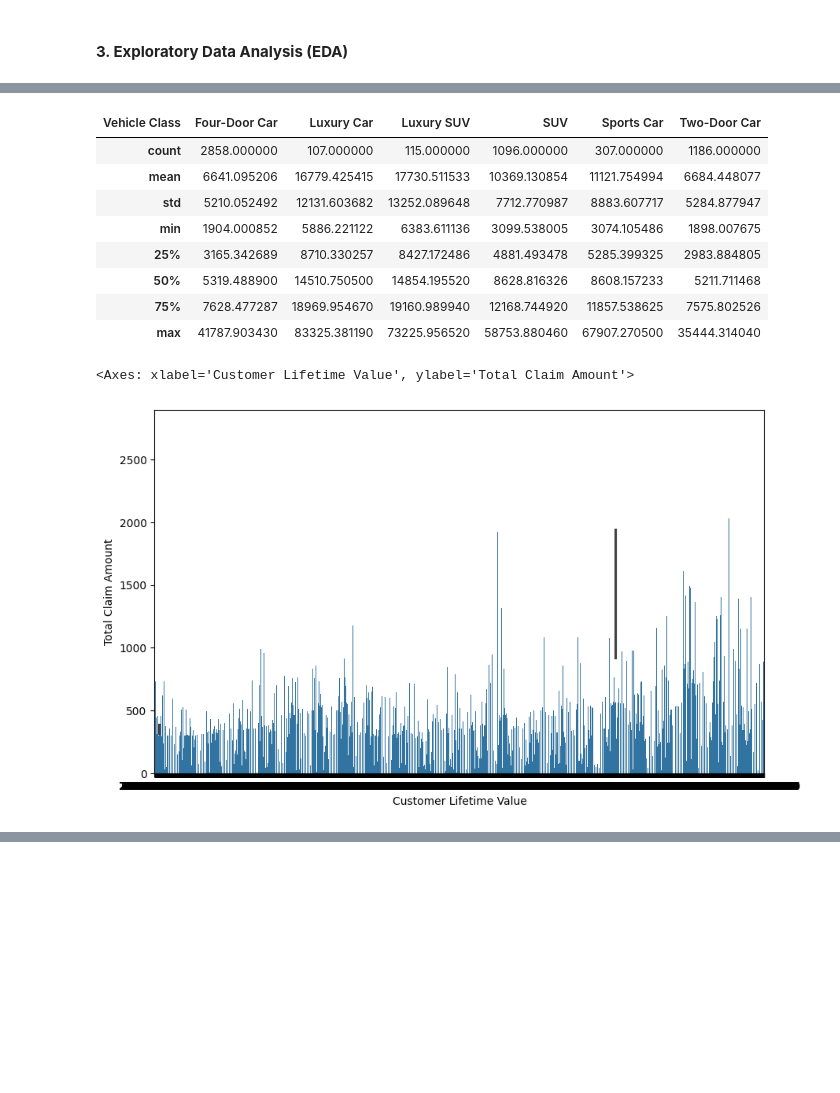
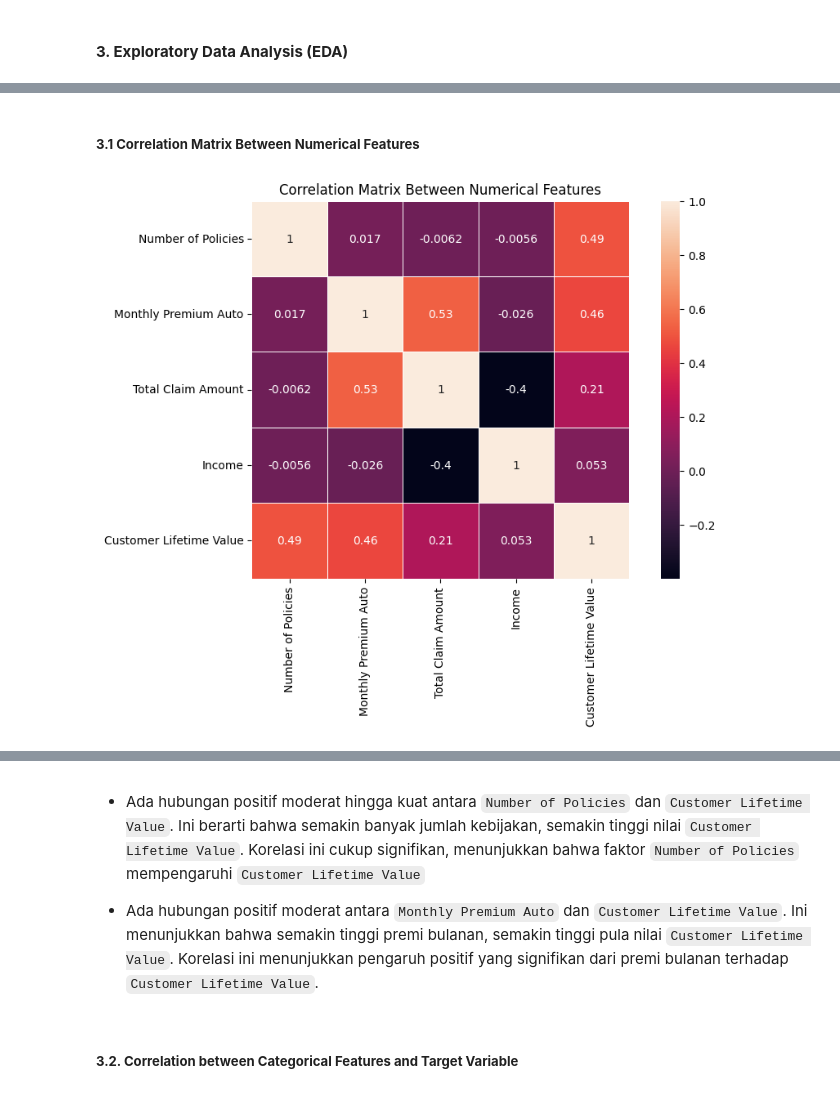
Before and after one commit to fiqrioemry/ML_clv_prediction, a Jupyter notebook: customer_lifetime_value_prediction.ipynb, the cells around one changed output, grey strips where cells are left out. Drawn from its saved outputs; the diff is of its cells as text; code cells hidden in the pictures; blank space fills up the shorter version.

```diff
--- a/customer_lifetime_value_prediction.ipynb
+++ b/customer_lifetime_value_prediction.ipynb
@@ -250,18 +234,0 @@ df_clv.head(2).T
-# %%
-df_clv.groupby('Vehicle Class')['Customer Lifetime Value'].describe(include='object').T
-# %% [output]
-| Vehicle Class | Four-Door Car | Luxury Car | Luxury SUV | SUV | Sports Car | Two-Door Car |
-| count | 2858.000000 | 107.000000 | 115.000000 | 1096.000000 | 307.000000 | 1186.000000 |
-| mean | 6641.095206 | 16779.425415 | 17730.511533 | 10369.130854 | 11121.754994 | 6684.448077 |
-| std | 5210.052492 | 12131.603682 | 13252.089648 | 7712.770987 | 8883.607717 | 5284.877947 |
-| min | 1904.000852 | 5886.221122 | 6383.611136 | 3099.538005 | 3074.105486 | 1898.007675 |
-| 25% | 3165.342689 | 8710.330257 | 8427.172486 | 4881.493478 | 5285.399325 | 2983.884805 |
-| 50% | 5319.488900 | 14510.750500 | 14854.195520 | 8628.816326 | 8608.157233 | 5211.711468 |
-| 75% | 7628.477287 | 18969.954670 | 19160.989940 | 12168.744920 | 11857.538625 | 7575.802526 |
-| max | 41787.903430 | 83325.381190 | 73225.956520 | 58753.880460 | 67907.270500 | 35444.314040 |
-# %%
-plt.figure(figsize=(10,6))
-sns.barplot(data=)
-# %% [output]
-<Axes: xlabel='Customer Lifetime Value', ylabel='Total Claim Amount'>
-[figure, removed]
@@ -267,0 +237,13 @@ sns.barplot(data=)
+# %% [markdown]
+##### **3.1 Correlation Matrix Between Numerical Features**
+# %%
+corr = df_clv[numerical_columns].corr('spearman')
+
+plt.figure(figsize=(10,6))
+sns.heatmap(corr, annot=True, linewidths=0.5, square=True)
+plt.title('Correlation Matrix Between Numerical Features')
+plt.show()
+
+display(corr)
+# %% [output]
+[figure, added]
@@ -267,0 +256,6 @@ sns.barplot(data=)
+# %% [markdown]
+- Ada hubungan positif moderat hingga kuat antara `Number of Policies` dan `Customer Lifetime Value`. Ini berarti bahwa semakin banyak jumlah kebijakan, semakin tinggi nilai `Customer Lifetime Value`. Korelasi ini cukup signifikan, menunjukkan bahwa faktor `Number of Policies` mempengaruhi `Customer Lifetime Value`
+
+ - Ada hubungan positif moderat antara `Monthly Premium Auto` dan `Customer Lifetime Value`. Ini menunjukkan bahwa semakin tinggi premi bulanan, semakin tinggi pula nilai `Customer Lifetime Value`. Korelasi ini menunjukkan pengaruh positif yang signifikan dari premi bulanan terhadap `Customer Lifetime Value`.
+# %% [markdown]
+##### **3.2. Correlation between Categorical Features and Target Variable**
```
Also changed, not shown: parts of 4 cells of this notebook.
